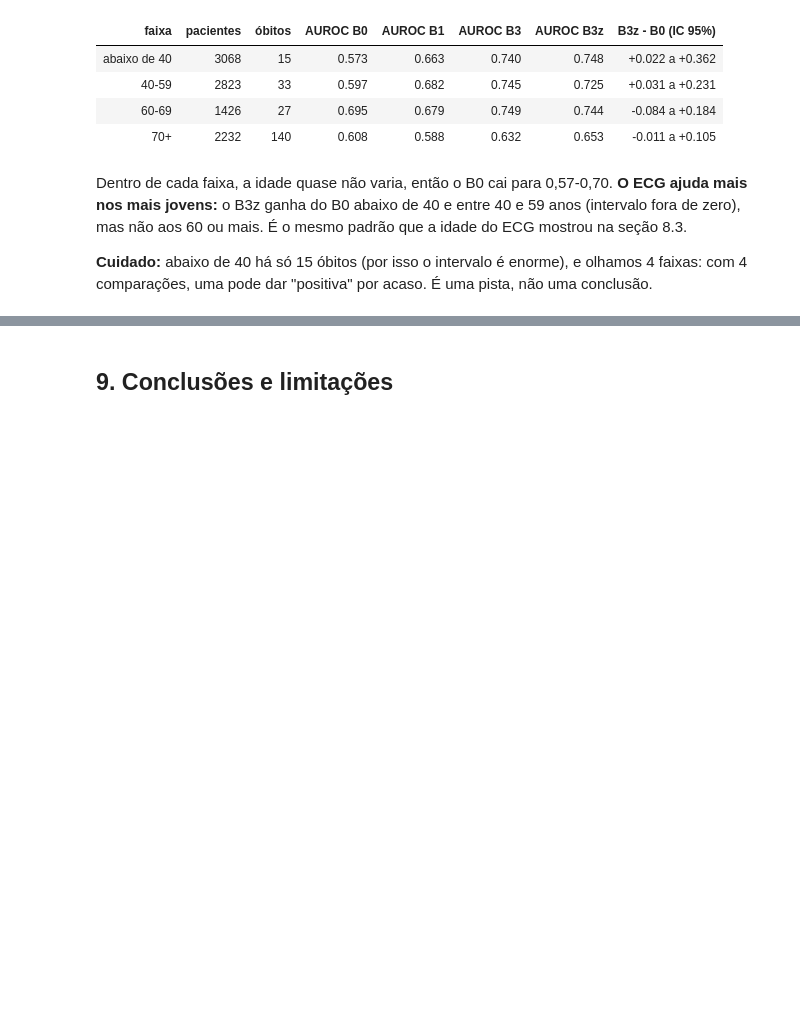
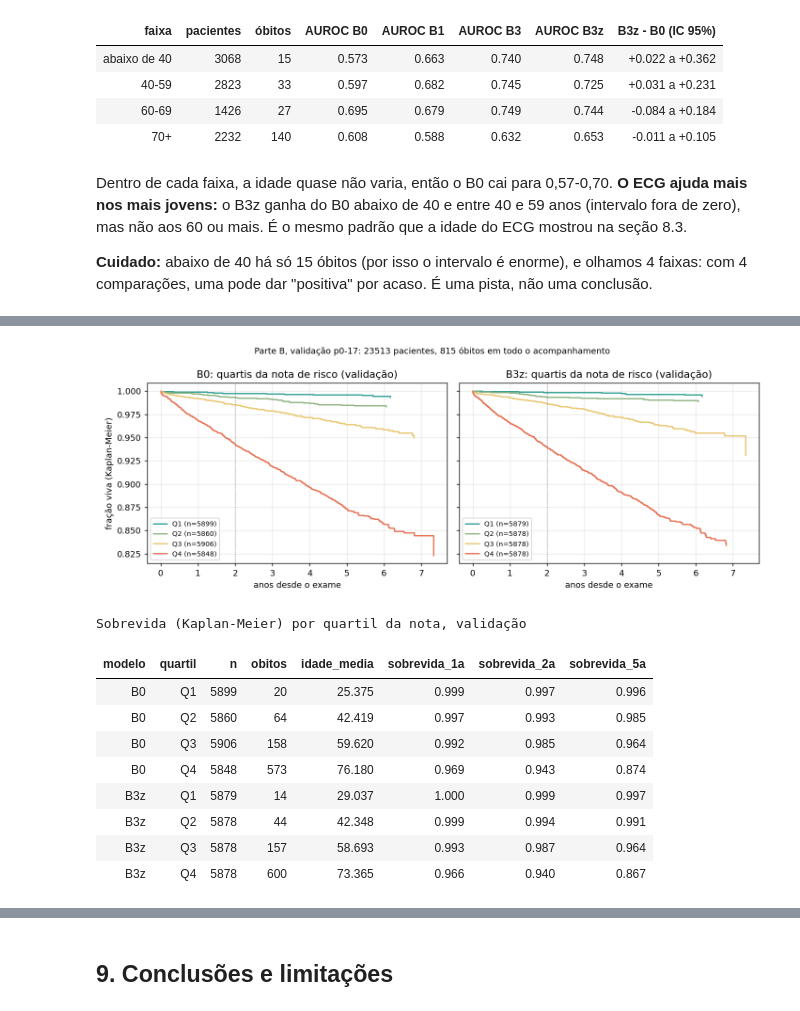
Before and after one commit to releventhal/Entrega-final-Insper-AI, a Jupyter notebook: projeto_ecg.ipynb, the cells around one changed output, grey strips where cells are left out. Cells and saved outputs as stored; diff of their text form; code cells hidden in the pictures; blank space fills up the shorter version.

```diff
--- a/projeto_ecg.ipynb
+++ b/projeto_ecg.ipynb
@@ -1162,0 +1359,18 @@ Dentro de cada faixa, a idade quase não varia, então o B0 cai para 0,57-0,70.
+# %%
+from IPython.display import Image
+display(Image(filename="figuras/parte_b_km_p0-17.png"))
+km = pd.read_csv(RES / "parte_b_km_p0-17.csv")
+display(km[["modelo", "quartil", "n", "obitos", "idade_media", "sobrevida_1a", "sobrevida_2a", "sobrevida_5a"]]
+        .style.format(precision=3).hide(axis="index").set_caption("Sobrevida (Kaplan-Meier) por quartil da nota, validação"))
+# %% [output]
+[figure, added]
+Sobrevida (Kaplan-Meier) por quartil da nota, validação
+| modelo | quartil | n | obitos | idade_media | sobrevida_1a | sobrevida_2a | sobrevida_5a |
+| B0 | Q1 | 5899 | 20 | 25.375 | 0.999 | 0.997 | 0.996 |
+| B0 | Q2 | 5860 | 64 | 42.419 | 0.997 | 0.993 | 0.985 |
+| B0 | Q3 | 5906 | 158 | 59.620 | 0.992 | 0.985 | 0.964 |
+| B0 | Q4 | 5848 | 573 | 76.180 | 0.969 | 0.943 | 0.874 |
+| B3z | Q1 | 5879 | 14 | 29.037 | 1.000 | 0.999 | 0.997 |
+| B3z | Q2 | 5878 | 44 | 42.348 | 0.999 | 0.994 | 0.991 |
+| B3z | Q3 | 5878 | 157 | 58.693 | 0.993 | 0.987 | 0.964 |
+| B3z | Q4 | 5878 | 600 | 73.365 | 0.966 | 0.940 | 0.867 |
```
Also changed, not shown: parts of 24 cells of this notebook, 2 other files.
